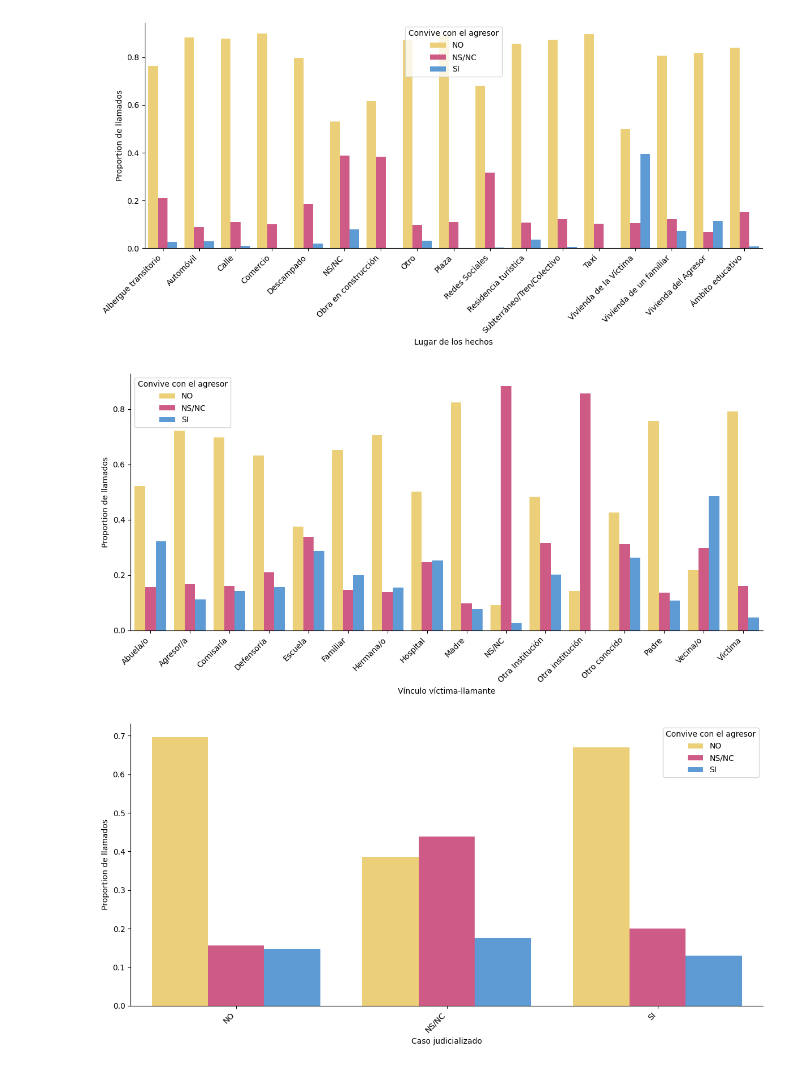
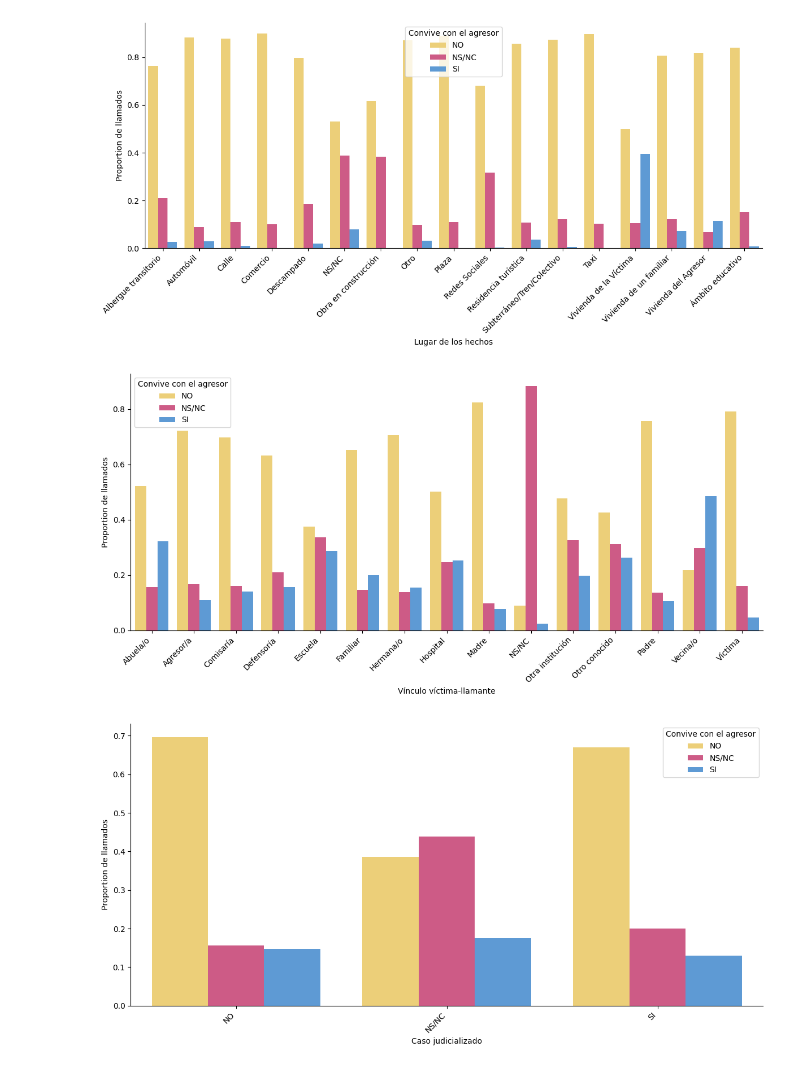
Before and after one commit to VicColombo/linea_137_llamados_vs, a Jupyter notebook: code/notebooks/exploracion_dataset_unificado.ipynb, the cells around one changed output. Cells and saved outputs as stored; diff of their text form; code cells hidden in the pictures.

```diff
--- a/code/notebooks/exploracion_dataset_unificado.ipynb
+++ b/code/notebooks/exploracion_dataset_unificado.ipynb
@@ -750,12 +749,12 @@ def columna_fam_nofam (x):
     else:
         return 'N/A'
 # %%
-llamados_v2['agresor_fam_no_fam'] = \
-    llamados_v2.victima_vinculo_agresor.apply(columna_fam_nofam)
+llamados['agresor_fam_no_fam'] = \
+    llamados.victima_vinculo_agresor.apply(columna_fam_nofam)
 # %% [markdown]
 ### Vínculos agresor - víctima
 # %%
-llamados_v2['victima_vinculo_agresor'] = llamados_v2['victima_vinculo_agresor'].replace(
+llamados['victima_vinculo_agresor'] = llamados['victima_vinculo_agresor'].replace(
     'Conocido no familiar (Amigo, vecino, entre otros)', 'Conocido no familiar'
 )
 # %%
@@ -775,8 +774,8 @@ def conocido_no_conocido (x):
     else:
         return 'N/A'
 
-llamados_v2['agresor_conocido_no_conocido'] = \
-    llamados_v2.victima_vinculo_agresor.apply(conocido_no_conocido)
+llamados['agresor_conocido_no_conocido'] = \
+    llamados.victima_vinculo_agresor.apply(conocido_no_conocido)
 # %% [markdown]
 ### Conocimiento o no del agresor
 # %%
@@ -820,7 +819,7 @@ Passing `palette` without assigning `hue` is deprecated and will be removed in v
 # %%
 # arma fin de semana
 
-llamados_v2['fin_de_semana'] = np.where(llamados_v2['llamado_fecha_hora'].dt.day_of_week.isin([5,6]), 1,0)
+llamados['fin_de_semana'] = np.where(llamados['llamado_fecha_hora'].dt.day_of_week.isin([5,6]), 1,0)
 
 # arma momento del día mañana, mediodía, tarde, noche, madrugada c la hora
 
@@ -837,7 +836,7 @@ def day_part(hour):
         return "madrugada"
 
 
-llamados_v2['momento_dia'] = (llamados_v2['llamado_fecha_hora'].dt.hour).apply(day_part)
+llamados['momento_dia'] = (llamados['llamado_fecha_hora'].dt.hour).apply(day_part)
 
 
 # arma estación del año
@@ -847,15 +846,15 @@ otoño_empieza = pd.to_datetime("03-21", format="%m-%d").dayofyear
 invierno_empieza = pd.to_datetime("06-21", format="%m-%d").dayofyear
 primavera_empieza = pd.to_datetime("09-21", format="%m-%d").dayofyear
 
-for index, date in llamados_v2["llamado_fecha_hora"].items():
+for index, date in llamados["llamado_fecha_hora"].items():
     if (date.dayofyear >= verano_empieza) or (date.dayofyear < otoño_empieza):
-        llamados_v2.at[index, "estacion_del_año"] = "Verano"
+        llamados.at[index, "estacion_del_año"] = "Verano"
     elif (date.dayofyear >= otoño_empieza) and (date.dayofyear < invierno_empieza):
-        llamados_v2.at[index, "estacion_del_año"] = "Otoño"
+        llamados.at[index, "estacion_del_año"] = "Otoño"
     elif (date.dayofyear >= invierno_empieza) and (date.dayofyear < primavera_empieza):
-        llamados_v2.at[index, "estacion_del_año"] = "Invierno"
+        llamados.at[index, "estacion_del_año"] = "Invierno"
     else:
-        llamados_v2.at[index, "estacion_del_año"] = "Primavera"
+        llamados.at[index, "estacion_del_año"] = "Primavera"
 # %%
 plt.figure(figsize=(12, 6))
 plot_fin_de_semana = sns.barplot(
@@ -1228,37 +1227,37 @@ palette_sino_desat ={"SI": "#4a9ae8", "NO": "#ffd966", "NS/NC": "#e04881"}
 # Assuming df is your DataFrame
 
 # Calculate counts for each group
-grouped_counts = llamados_v2.groupby(['llamante_vinculo', 'victima_convive_agresor']).size().reset_index(name='counts')
+grouped_counts = llamados.groupby(['llamante_vinculo', 'victima_convive_agresor']).size().reset_index(name='counts')
 
 # Calculate the total counts for each 'llamante_vinculo' to normalize
 total_counts = grouped_counts.groupby('llamante_vinculo')['counts'].sum().reset_index(name='total_counts')
 
 # Merge the total counts back to the grouped_counts DataFrame
 grouped_counts = pd.merge(grouped_counts, total_counts, on='llamante_vinculo')
 
 # Calculate the normalized counts (proportions)
 grouped_counts['proportion'] = grouped_counts['counts'] / grouped_counts['total_counts']
 
 # Plot using seaborn
 plt.figure(figsize=(12, 6))
 sns.barplot(
     x='llamante_vinculo',
     y='proportion',
     hue='victima_convive_agresor',
     data=grouped_counts,
     palette=palette_sino_desat
 )
 
 # Customize plot
 plt.title('')
 plt.xlabel('Vínculo víctima-llamante')
 plt.ylabel('Proportion de llamados')
 plt.xticks(rotation=45, ha='right')  # Rotate x-axis labels for better readability
 plt.legend(title='Convive con el agresor')
 plt.tight_layout()
 
 # Show plot
 sns.despine()
 plt.show()
 # %% [output]
-[figure, old version]
+[figure, new version]
```
Also changed, not shown: parts of 50 cells of this notebook, 17 other files.
